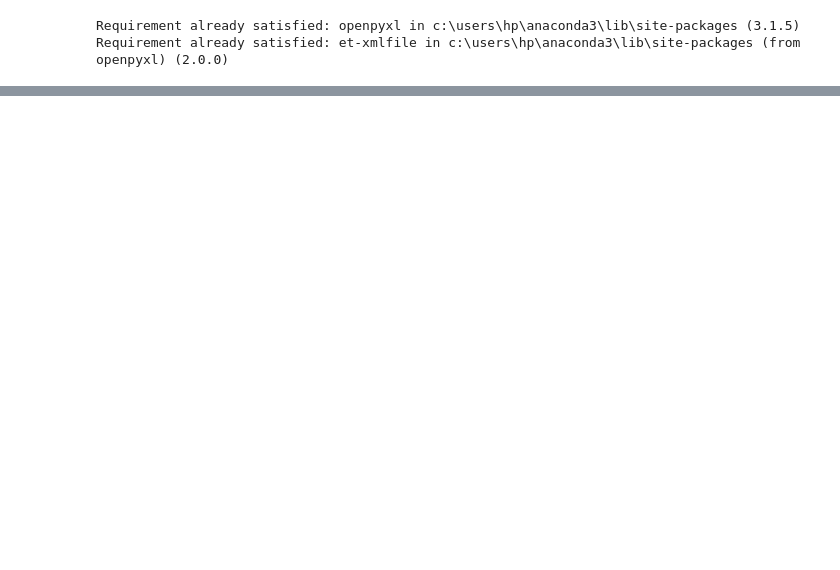
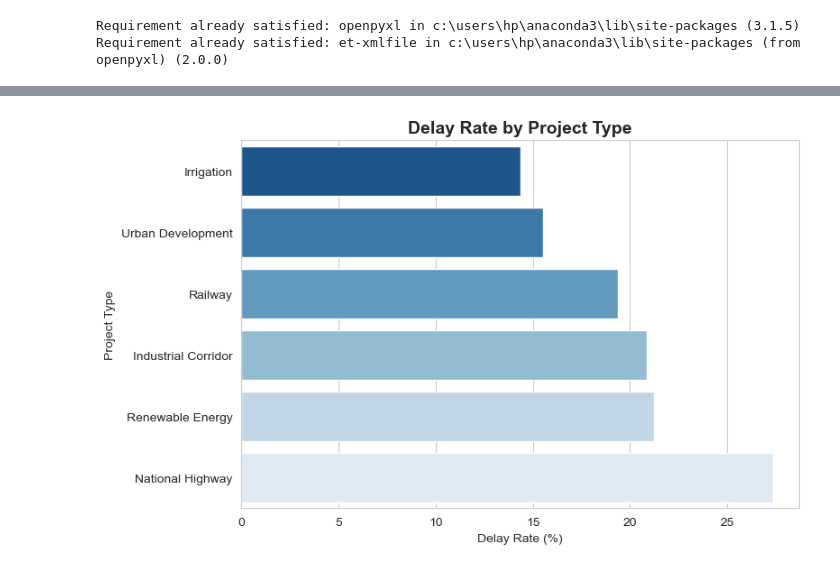
Before and after one commit to Butkii025/BhuNirvighna-Ai, a Jupyter notebook: notebook.ipynb, the cells around one changed output, grey strips where cells are left out. Cells and saved outputs as stored; diff of their text form; code cells hidden in the pictures; blank space fills up the shorter version.

```diff
--- a/notebook.ipynb
+++ b/notebook.ipynb
@@ -42,0 +183,16 @@ Requirement already satisfied: et-xmlfile in c:\users\hp\anaconda3\lib\site-pack
+# %%
+# Delay Rate by Project Type
+plt.figure(figsize=(8,5))
+type_delay = df_clean.groupby('Project_Type')['Delay_Label'].mean().sort_values() * 100
+sns.barplot(x=type_delay.values, y=type_delay.index, hue=type_delay.index, palette="Blues_r", legend=False)
+
+plt.title("Delay Rate by Project Type", fontsize=14, fontweight='bold')
+plt.xlabel("Delay Rate (%)")
+plt.ylabel("Project Type")
+
+plt.tight_layout()
+
+plt.savefig("visuals/04_delay_by_project_type.png", dpi=200)
+plt.show()
+# %% [output]
+[figure, added]
```
Also changed, not shown: parts of 20 cells of this notebook, 1 other file.
